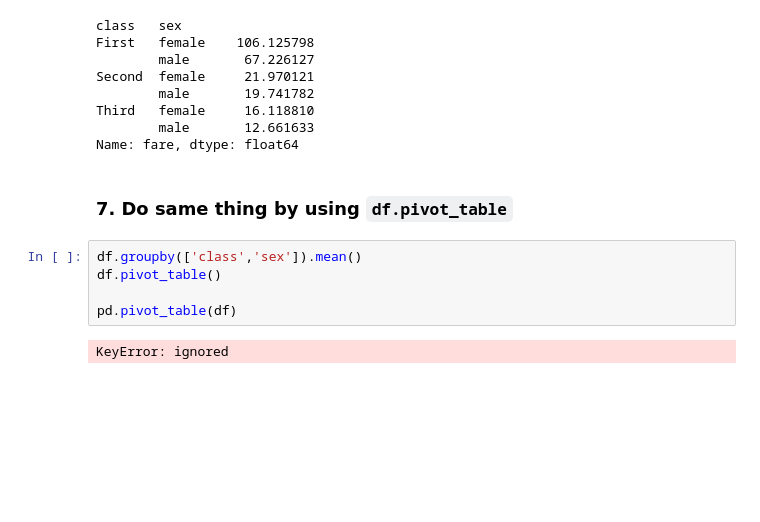
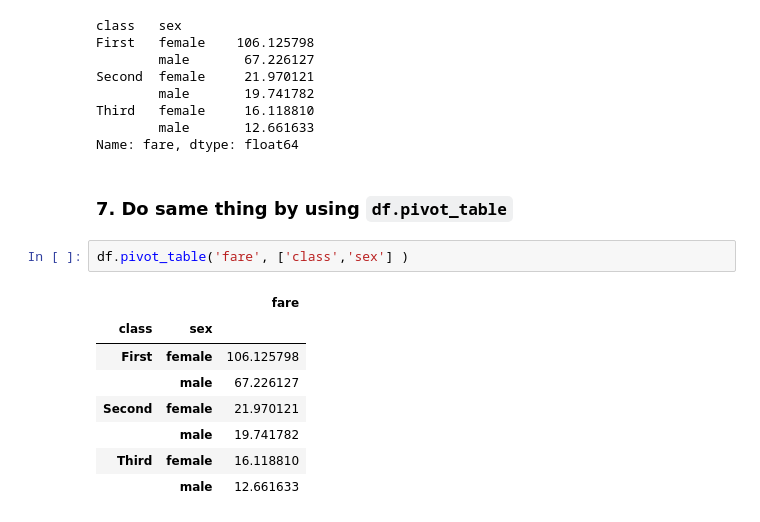
Before and after one commit to mrkimbab/DAP_, a Jupyter notebook: lecture2_ipynb_w2.ipynb, the cells around one changed output. Saved outputs shown, nothing was run; the diff lists cells and outputs as text; blank space fills up the shorter version.

```diff
--- a/lecture2_ipynb_w2.ipynb
+++ b/lecture2_ipynb_w2.ipynb
@@ -354,10 +354,14 @@ Third   female     16.118810
 Name: fare, dtype: float64
 # %% [markdown]
 ### 7. Do same thing by using `df.pivot_table`
-# %%
-df.groupby(['class','sex']).mean()
-df.pivot_table()
-
-pd.pivot_table(df)
-# %% [output]
-KeyError: ignored
+# %%
+df.pivot_table('fare', ['class','sex'] )
+# %% [output]
+|  |  | fare |
+| class | sex |  |
+| First | female | 106.125798 |
+|  | male | 67.226127 |
+| Second | female | 21.970121 |
+|  | male | 19.741782 |
+| Third | female | 16.118810 |
+|  | male | 12.661633 |
```
